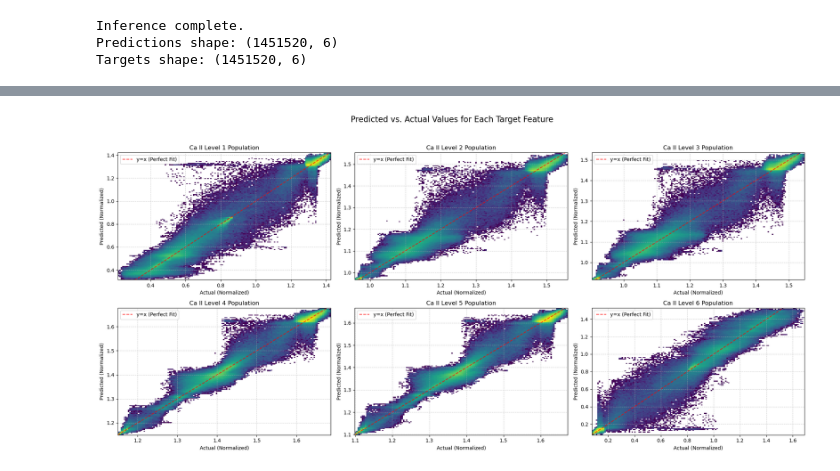
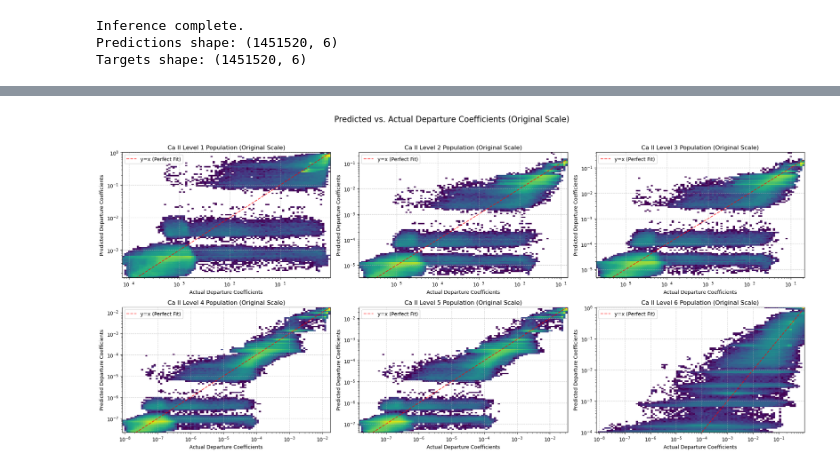
Before and after one commit to andreuva/graphnet_nlte, a Jupyter notebook: gnn_inference.ipynb, the cells around one changed output, grey strips where cells are left out. Cells and saved outputs as stored; diff of their text form; code cells hidden in the pictures.

```diff
--- a/gnn_inference.ipynb
+++ b/gnn_inference.ipynb
@@ -115,6 +173,7 @@ for i in range(datast_test.features.shape[1]):
     plt.subplot(2,5,i+1)
     plt.title(features_labels[i])
     plt.hist(datast_test.features[:,i],100, density=True)
+    plt.yscale('log')
 plt.tight_layout()
 plt.show()
 # %% [output]
@@ -125,6 +224,7 @@ for i in range(datast_test.targets.shape[1]):
     plt.subplot(2,3,i+1)
     plt.title(f'Level population of Ca II_{i}')
     plt.hist(datast_test.targets[:,i],250, density=True)
+    plt.yscale('log')
 plt.tight_layout()
 plt.show()
 # %% [output]
@@ -132,7 +232,7 @@ plt.show()
 # %%
 # Load the checkpoint dictionary
 # Use map_location to ensure the model loads correctly on CPU if it was trained on GPU
-checkpoint = torch.load(checkpoint_path, map_location=device)
+checkpoint = torch.load(checkpoint_path, map_location=device, weights_only=False)
 
 # Extract hyperparameters and instantiate the model
 hyperparameters = checkpoint['hyperparameters']
@@ -146,5 +246,20 @@ model.load_state_dict(checkpoint['state_dict'])
 
 print("Model loaded successfully from checkpoint.")
 print(f"Loaded model from epoch {checkpoint['epoch']} with best validation loss: {checkpoint['best_loss']:.6f}")
+
+# Check if the checkpoint contains normalization parameters (for newer models)
+if 'normalization_params' in checkpoint:
+    print("Using normalization parameters from checkpoint (trained with robust normalization)")
+    normalization_params = checkpoint['normalization_params']
+    feature_norm_params = checkpoint['feature_norm_params']
+
+    # The model was trained with robust normalization, so we need to use the same parameters
+    # Note: We would need to recompute features using the saved parameters, but for this inference
+    # we'll use the current normalization since we're using the same data
+    print("Checkpoint contains saved normalization parameters")
+else:
+    print("Using current normalization parameters (checkpoint trained with old normalization)")
+    # Use the normalization parameters we computed above
+    print("Using locally computed normalization parameters")
 # %% [output]
 Model loaded successfully from checkpoint.
@@ -193,33 +391,81 @@ Mean Absolute Error for each of the 6 target features: [0.03705408 0.01161718 0.
 # %%
-# The target variable (level populations) has 6 dimensions. We'll create a plot for each.
+import matplotlib.colors as colors
+
+# Assuming 'predictions_denorm' and 'targets_denorm' are defined elsewhere
+# For example:
+# predictions_denorm = np.random.rand(10000, 6) * 1e-4 + 1e-8
+# targets_denorm = predictions_denorm * (np.random.rand(10000, 6) * 0.4 + 0.8)
+
+
 fig, axes = plt.subplots(2, 3, figsize=(20, 10), dpi=100)
 axes = axes.flatten()
-import matplotlib.colors as colors
 
-for i in range(predictions.shape[1]):
+for i in range(predictions_denorm.shape[1]):
     ax = axes[i]
 
-    # To avoid plotting millions of points, we take a random sample
-    # sample_indices = np.random.choice(len(predictions), size=int(1e5), replace=False)
-    # ax.scatter(targets[sample_indices, i], predictions[sample_indices, i], alpha=0.1, s=1)
-    # ax.scatter(targets[:, i], predictions[:, i], alpha=0.05, s=0.5)
-    ax.hist2d(targets[:, i], predictions[:, i], 150, norm=colors.LogNorm())
+    # --- FIX STARTS HERE ---
+
+    # Define the number of bins
+    num_bins = 100
+
+    # Get the min and max values for the axes, adding a small epsilon to avoid log(0)
+    xmin = np.min(targets_denorm[:, i][targets_denorm[:, i] > 0])
+    xmax = np.max(targets_denorm[:, i])
+    ymin = np.min(predictions_denorm[:, i][predictions_denorm[:, i] > 0])
+    ymax = np.max(predictions_denorm[:, i])
+
+    # Create logarithmically spaced bin edges
+    bins_x = np.logspace(np.log10(xmin), np.log10(xmax), num_bins)
+    bins_y = np.logspace(np.log10(ymin), np.log10(ymax), num_bins)
+
+    # Plot using the custom log-spaced bins
+    ax.hist2d(targets_denorm[:, i], predictions_denorm[:, i], bins=[bins_x, bins_y], norm=colors.LogNorm())
+
+    # --- FIX ENDS HERE ---
 
     # Add the y=x line for reference
     lims = [
         np.min([ax.get_xlim(), ax.get_ylim()]),
         np.max([ax.get_xlim(), ax.get_ylim()]),
     ]
     ax.plot(lims, lims, 'r--', alpha=0.75, zorder=1, label='y=x (Perfect Fit)')
 
-    ax.set_title(f'Ca II Level {i+1} Population')
+    ax.set_title(f'Ca II Level {i+1} Population (Original Scale)')
+    ax.set_xlabel('Actual Departure Coefficients')
+    ax.set_ylabel('Predicted Departure Coefficients')
+    ax.set_xscale('log')
+    ax.set_yscale('log')
+    ax.grid(True, linestyle='--', alpha=0.6)
+    ax.legend(loc='upper left')
+
+fig.suptitle('Predicted vs. Actual Departure Coefficients (Original Scale)', fontsize=16)
+plt.tight_layout(rect=[0, 0.03, 1, 0.95])
+plt.show()
+
+# Also show normalized values for comparison
+fig, axes = plt.subplots(2, 3, figsize=(20, 10), dpi=100)
+axes = axes.flatten()
+
+for i in range(predictions.shape[1]):
+    ax = axes[i]
+
+    ax.hist2d(targets[:, i], predictions[:, i], num_bins, norm=colors.LogNorm())
+
+    # Add the y=x line for reference
+    lims = [
+        np.min([ax.get_xlim(), ax.get_ylim()]),
+        np.max([ax.get_xlim(), ax.get_ylim()]),
+    ]
+    ax.plot(lims, lims, 'r--', alpha=0.75, zorder=1, label='y=x (Perfect Fit)')
+
+    ax.set_title(f'Ca II Level {i+1} Population (Normalized)')
     ax.set_xlabel('Actual (Normalized)')
     ax.set_ylabel('Predicted (Normalized)')
     ax.grid(True, linestyle='--', alpha=0.6)
     ax.legend(loc='upper left')
 
-fig.suptitle('Predicted vs. Actual Values for Each Target Feature', fontsize=16)
+fig.suptitle('Predicted vs. Actual Values for Each Target Feature (Normalized)', fontsize=16)
 plt.tight_layout(rect=[0, 0.03, 1, 0.95])
 plt.show()
 # %% [output]
-[figure, old version]
+[figure, new version]
```
Also changed, not shown: parts of 11 cells of this notebook, 1 other file.
